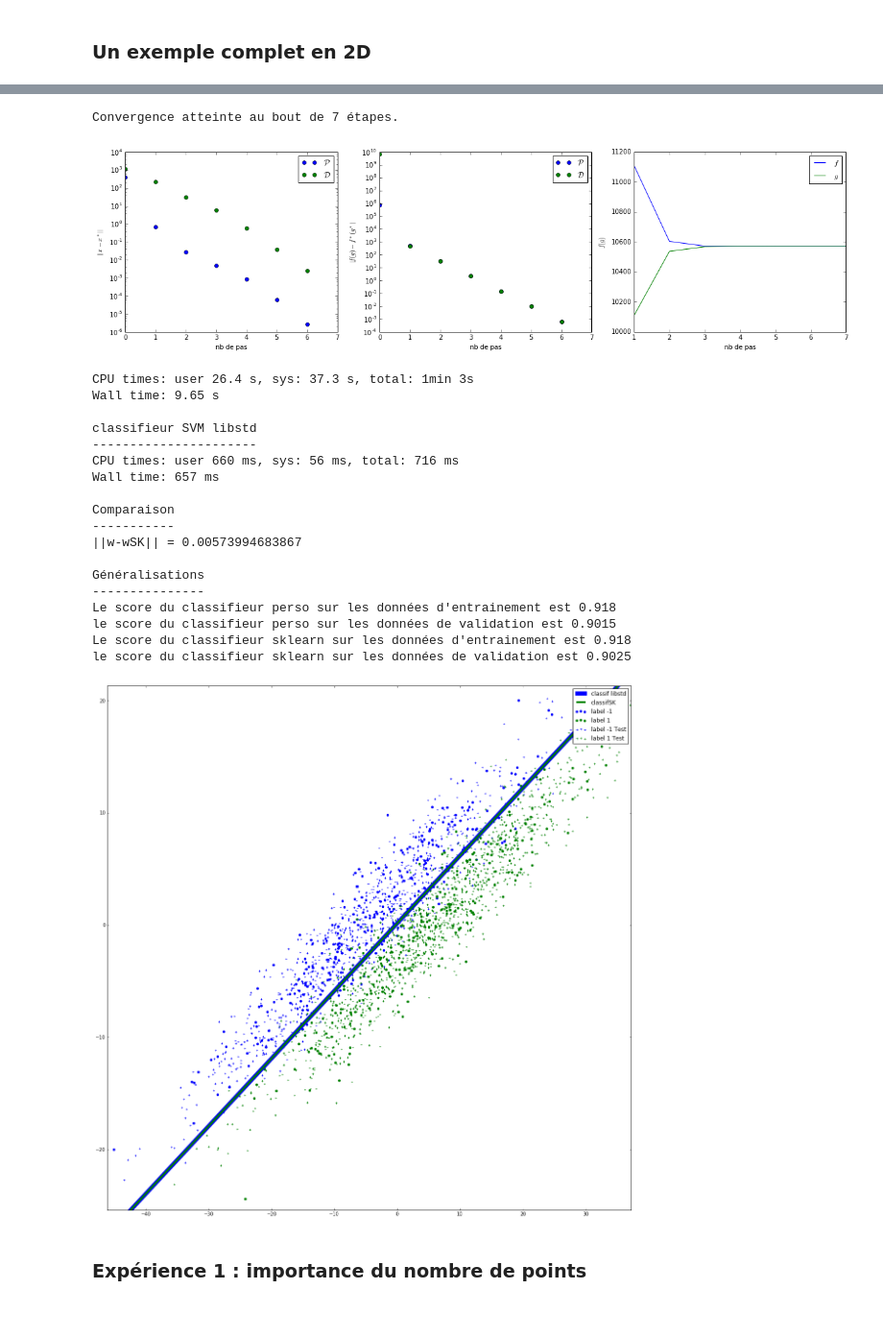
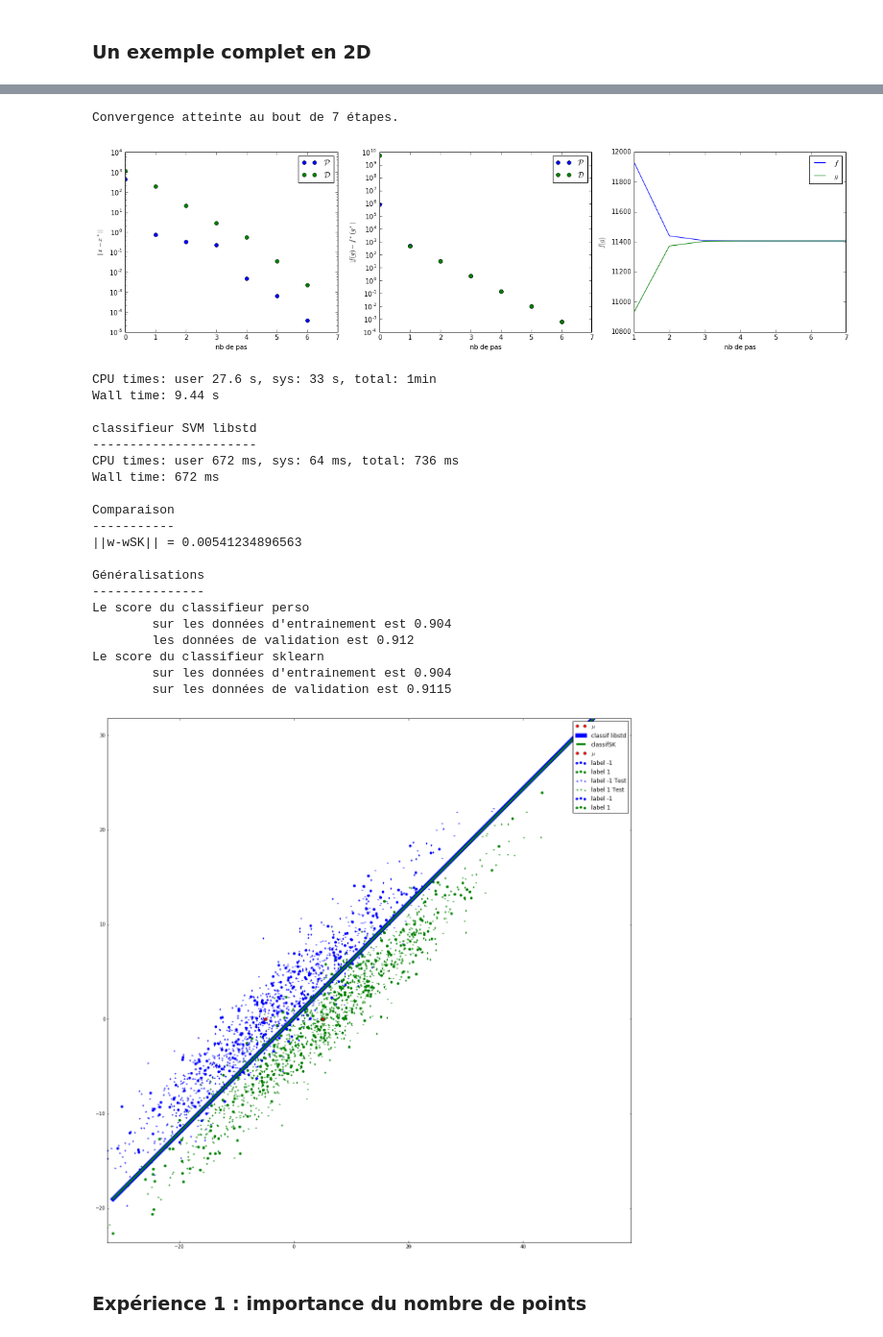
Before and after one commit to Meleagant/SVM, a Jupyter notebook: projet.ipynb, the cells around one changed output, grey strips where cells are left out. Shown: that part at 96% size. Cells and saved outputs as stored; diff of their text form; code cells hidden in the pictures.

```diff
--- a/projet.ipynb
+++ b/projet.ipynb
@@ -606,8 +606,9 @@ C = 100
 μ0 = np.array([-5, 0])
 μ1 = np.array([5, 0])
 σ = np.array([2,15])
-Σ0 = R(2*np.pi/6)
-Σ1 = R(2*np.pi/6)
+θ = 2*np.pi/6
+Σ0 = R(θ)
+Σ1 = R(θ)
 
 m = 500
 x, y, x0, x1 = tirerBench(m, σ, μ0, μ1, Σ0, Σ1)
@@ -636,10 +637,12 @@ print("\nGénéralisations")
 print("---------------")
 xTest, yTest, x0Test, x1Test = tirerBench(4*m, σ, μ0, μ1, Σ0, Σ1)
 
-print("Le score du classifieur perso sur les données d'entrainement est "+str(score(x,y,w)))
-print("le score du classifieur perso sur les données de validation est "+str(score(xTest, yTest, w)))
-print("Le score du classifieur sklearn sur les données d'entrainement est "+str(score(x,y,wSK)))
-print("le score du classifieur sklearn sur les données de validation est "+str(score(xTest, yTest, wSK)))
+print("Le score du classifieur perso")
+print("\tsur les données d'entrainement est "+str(score(x,y,w)))
+print("\tles données de validation est "+str(score(xTest, yTest, w)))
+print("Le score du classifieur sklearn")
+print("\tsur les données d'entrainement est "+str(score(x,y,wSK)))
+print("\tsur les données de validation est "+str(score(xTest, yTest, wSK)))
 
 plt.rcParams["figure.figsize"] = (20,20)
 xmin , xmax = np.min(x[:,0]) , np.max(x[:,0])
@@ -649,11 +652,14 @@ plt.scatter(x0[:,0],x0[:,1],s=20,color="blue",label="label -1")
 plt.scatter(x1[:,0],x1[:,1],s=20,color="green",label="label 1")
 plt.scatter(x0Test[:,0],x0Test[:,1],s=20,color="blue",marker="+",label="label -1 Test")
 plt.scatter(x1Test[:,0],x1Test[:,1],s=20,color="green",marker="+",label="label 1 Test")
-
-
+plt.plot([μ0[0],μ1[0]], [μ0[1],μ1[1]],"o", color="red", lw = 35, label="$\mu$")
 printClassificateur(w,xmax,xmin,ymax,ymin,"classif libstd")
 printClassificateur(wSK,xmax,xmin,ymax,ymin,"classifSK")
 
+plt.scatter(x0[:,0],x0[:,1],s=20,color="blue",label="label -1")
+plt.scatter(x1[:,0],x1[:,1],s=20,color="green",label="label 1")
+
+plt.plot([μ0[0],μ1[0]], [μ0[1],μ1[1]],"o", color="red", lw = 35, label="$\mu$")
 plt.ylim(ymin-1,ymax+1)
 plt.xlim(xmin-1,xmax+1)
 plt.legend()
@@ -671,24 +677,26 @@ Affichage newton dual
 Convergence atteinte au bout de 7 étapes.
-[figure, old version]
+[figure, new version]
-CPU times: user 26.4 s, sys: 37.3 s, total: 1min 3s
-Wall time: 9.65 s
+CPU times: user 27.6 s, sys: 33 s, total: 1min
+Wall time: 9.44 s
 
 classifieur SVM libstd
 ----------------------
-CPU times: user 660 ms, sys: 56 ms, total: 716 ms
-Wall time: 657 ms
+CPU times: user 672 ms, sys: 64 ms, total: 736 ms
+Wall time: 672 ms
 
 Comparaison
 -----------
-||w-wSK|| = 0.00573994683867
+||w-wSK|| = 0.00541234896563
 
 Généralisations
 ---------------
-Le score du classifieur perso sur les données d'entrainement est 0.918
-le score du classifieur perso sur les données de validation est 0.9015
-Le score du classifieur sklearn sur les données d'entrainement est 0.918
-le score du classifieur sklearn sur les données de validation est 0.9025
+Le score du classifieur perso
+        sur les données d'entrainement est 0.904
+        les données de validation est 0.912
+Le score du classifieur sklearn
+        sur les données d'entrainement est 0.904
+        sur les données de validation est 0.9115
-[figure, old version]
+[figure, new version]
 # %% [markdown]
 ### Expérience 1 : importance du nombre de points
 # %%
```
Also changed, not shown: parts of 4 cells of this notebook.
